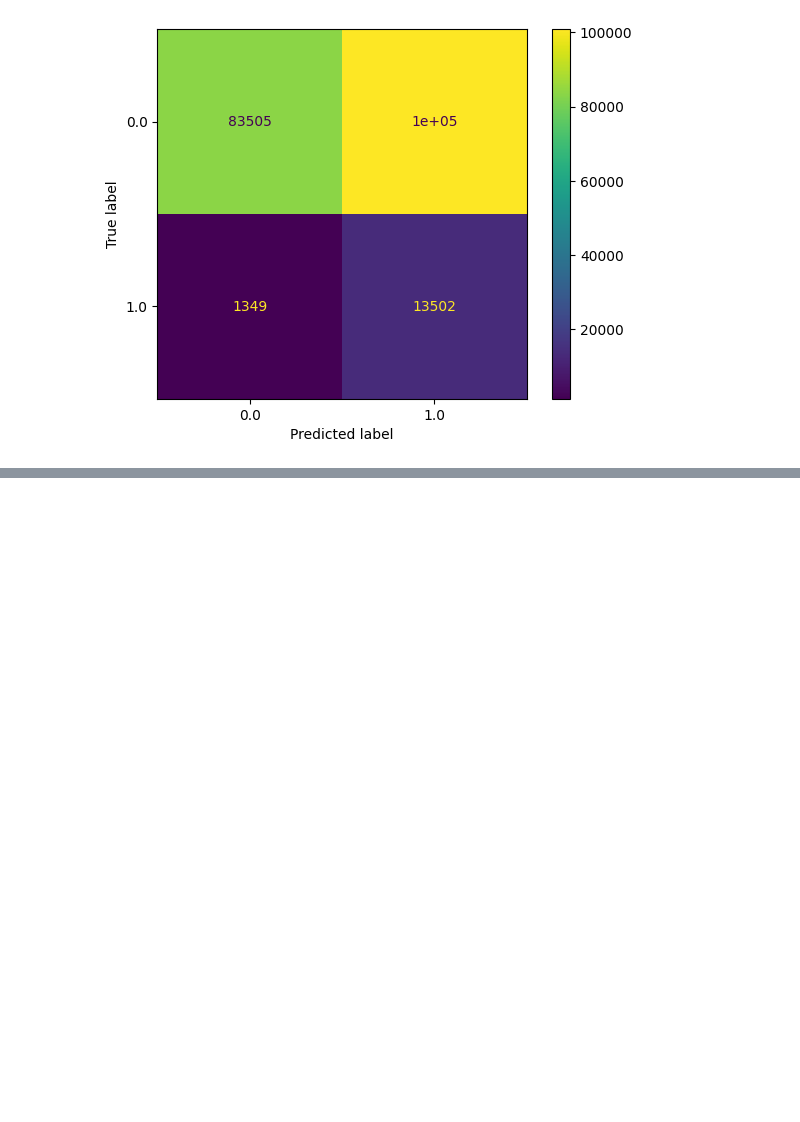
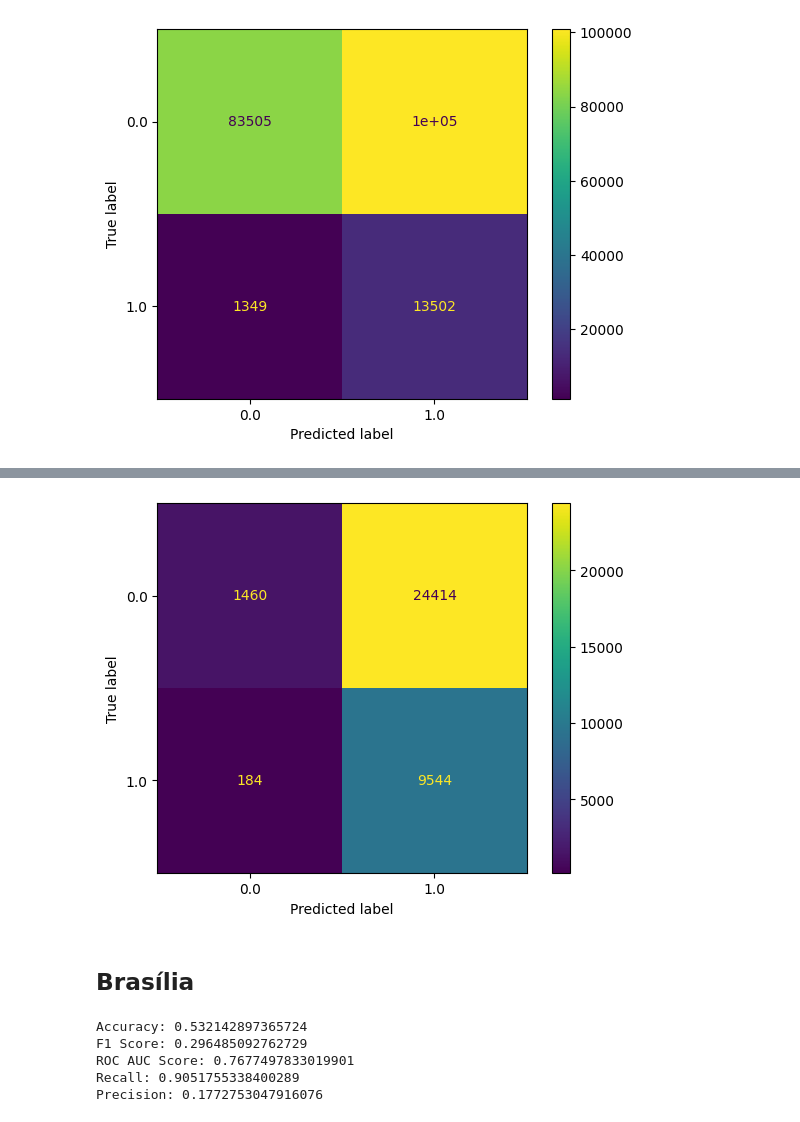
Before and after one commit to CaioRhoden/xai-nui-classification, a Jupyter notebook: notebooks/evaluation/ensambles/evaluate_ensambles.ipynb, the cells around one changed output, grey strips where cells are left out. Cells and saved outputs as stored; diff of their text form; code cells hidden in the pictures; blank space fills up the shorter version.

```diff
--- a/notebooks/evaluation/ensambles/evaluate_ensambles.ipynb
+++ b/notebooks/evaluation/ensambles/evaluate_ensambles.ipynb
@@ -41,0 +62,6 @@ eval1.plot_confusion_matrix(y_test)
+# %%
+eval1.plot_confusion_matrix(y_test)
+# %% [output]
+[figure, added]
+# %% [markdown]
+## Brasília
@@ -41,0 +71,11 @@ eval1.plot_confusion_matrix(y_test)
+# %%
+X_test, y_test  = generate_dataset_split(['Brasília'])
+
+eval1 = EnsambleEvaluator(model)
+eval1.evaluate(X_test, y_test)
+# %% [output]
+Accuracy: 0.532142897365724
+F1 Score: 0.296485092762729
+ROC AUC Score: 0.7677497833019901
+Recall: 0.9051755338400289
+Precision: 0.1772753047916076
```
Also changed, not shown: parts of 22 cells of this notebook, 4 other files.
